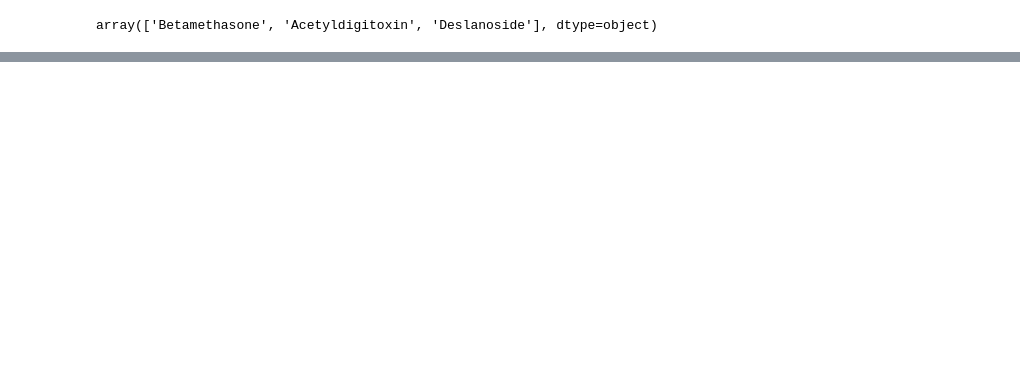
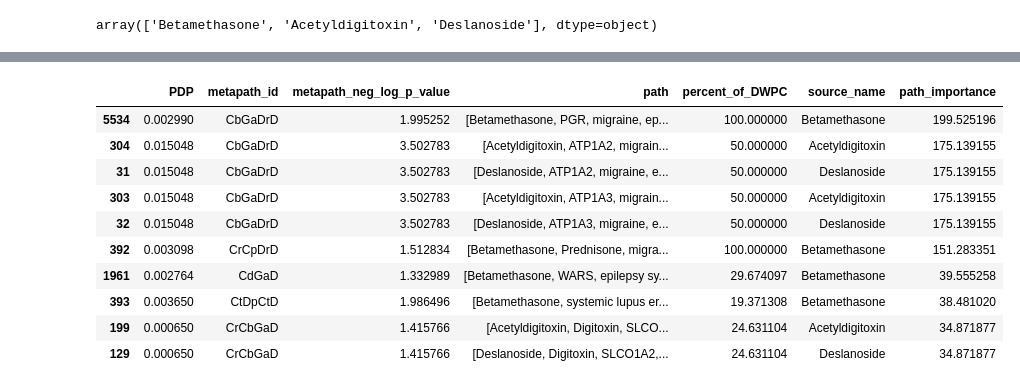
Before and after one commit to greenelab/connectivity-search-analyses, a Jupyter notebook: explore/Supervised_Unsupervised_Corner_Cases.ipynb, the cells around one changed output, grey strips where cells are left out. Drawn from its saved outputs; the diff is of its cells as text; code cells hidden in the pictures; blank space fills up the shorter version.

```diff
--- a/explore/Supervised_Unsupervised_Corner_Cases.ipynb
+++ b/explore/Supervised_Unsupervised_Corner_Cases.ipynb
@@ -235,0 +260,49 @@ combined_df[combined_df['source_name'].isin(top_three_low_supervised_compounds)]
+# %%
+url = 'https://github.com/dhimmel/hetionet/raw/76550e6c93fbe92124edc71725e8c7dd4ca8b1f5/hetnet/json/hetionet-v1.0.json.bz2'
+metagraph = hetio.readwrite.read_metagraph(url)
+# %%
+all_metapath_results = []
+
+damping_exponent = .5
+
+for index, row in combined_df[combined_df['source_name'].isin(top_three_low_supervised_compounds)].iterrows():
+    metapath_data = metagraph.metapath_from_abbrev(row['metapath_id'])
+
+    query = hetio.neo4j.construct_pdp_query(metapath_data, path_style='list', property='name')
+
+    driver = GraphDatabase.driver("bolt://neo4j.het.io")
+    params = {
+        'source': row['source_name'],
+        'target': row['target_name'],
+        'w': damping_exponent
+    }
+    with driver.session() as session:
+        metapath_result = session.run(query, params)
+        metapath_result = metapath_result.data()
+        for i, entry in enumerate(metapath_result):
+            metapath_result[i]['metapath_id'] = row['metapath_id']
+            metapath_result[i]['source_name'] = row['source_name']
+            metapath_result[i]['metapath_neg_log_p_value'] = row['neg_log_p_value']
+        all_metapath_results.append(metapath_result)
+# %%
+combined_results = []
+for compound_metapath in all_metapath_results:
+    for path in compound_metapath:
+        combined_results.append(path)
+# %%
+results_df = pandas.DataFrame(combined_results)
+results_df['path_importance'] = results_df['metapath_neg_log_p_value'] * results_df['percent_of_DWPC']
+# %%
+results_df.sort_values(by='path_importance', ascending=False).head(10)
+# %% [output]
+|  | PDP | metapath_id | metapath_neg_log_p_value | path | percent_of_DWPC | source_name | path_importance |
+| 5534 | 0.002990 | CbGaDrD | 1.995252 | [Betamethasone, PGR, migraine, ep... | 100.000000 | Betamethasone | 199.525196 |
+| 304 | 0.015048 | CbGaDrD | 3.502783 | [Acetyldigitoxin, ATP1A2, migrain... | 50.000000 | Acetyldigitoxin | 175.139155 |
+| 31 | 0.015048 | CbGaDrD | 3.502783 | [Deslanoside, ATP1A2, migraine, e... | 50.000000 | Deslanoside | 175.139155 |
+| 303 | 0.015048 | CbGaDrD | 3.502783 | [Acetyldigitoxin, ATP1A3, migrain... | 50.000000 | Acetyldigitoxin | 175.139155 |
+| 32 | 0.015048 | CbGaDrD | 3.502783 | [Deslanoside, ATP1A3, migraine, e... | 50.000000 | Deslanoside | 175.139155 |
+| 392 | 0.003098 | CrCpDrD | 1.512834 | [Betamethasone, Prednisone, migra... | 100.000000 | Betamethasone | 151.283351 |
+| 1961 | 0.002764 | CdGaD | 1.332989 | [Betamethasone, WARS, epilepsy sy... | 29.674097 | Betamethasone | 39.555258 |
+| 393 | 0.003650 | CtDpCtD | 1.986496 | [Betamethasone, systemic lupus er... | 19.371308 | Betamethasone | 38.481020 |
+| 199 | 0.000650 | CrCbGaD | 1.415766 | [Acetyldigitoxin, Digitoxin, SLCO... | 24.631104 | Acetyldigitoxin | 34.871877 |
+| 129 | 0.000650 | CrCbGaD | 1.415766 | [Deslanoside, Digitoxin, SLCO1A2,... | 24.631104 | Deslanoside | 34.871877 |
```
Also changed, not shown: parts of 8 cells of this notebook.
